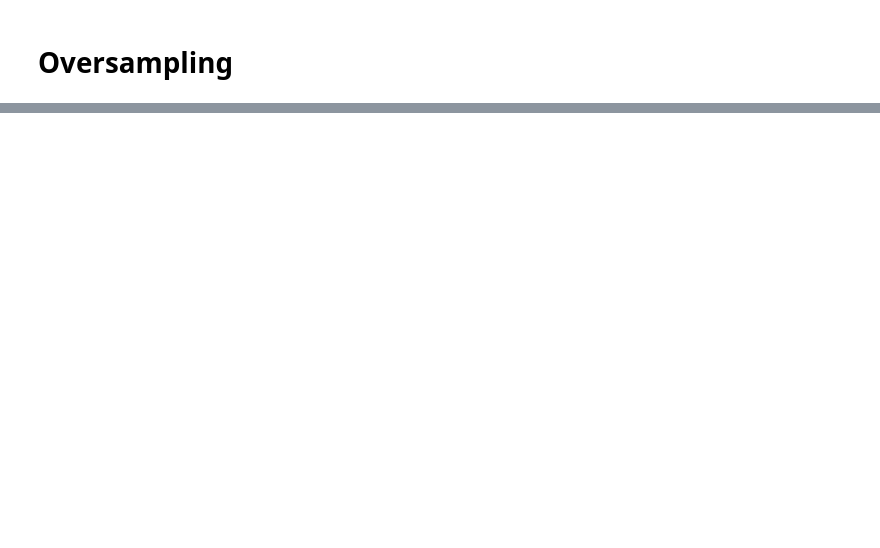
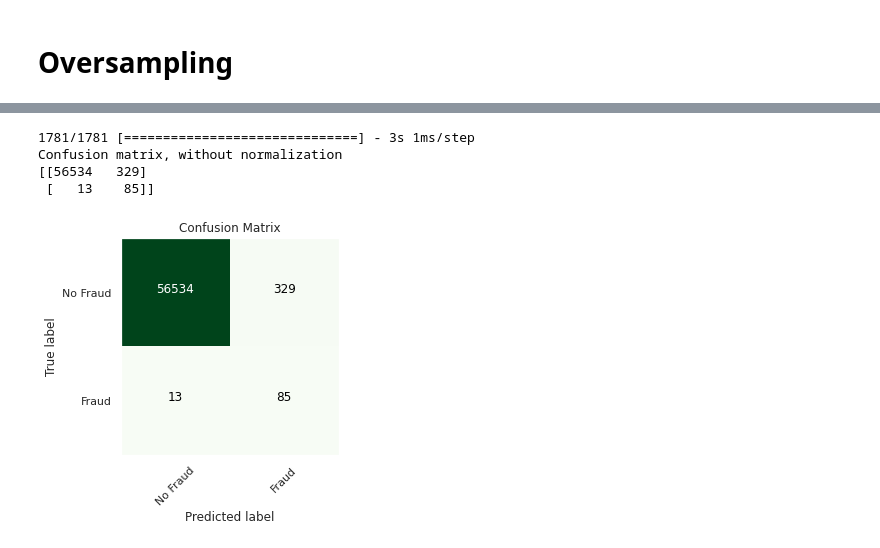
Before and after one commit to melihkurtaran/Fraud_Detection, a Jupyter notebook: FraudDetection.ipynb, the cells around one changed output, grey strips where cells are left out. Cells and saved outputs as stored; diff of their text form; code cells hidden in the pictures; blank space fills up the shorter version.

```diff
--- a/FraudDetection.ipynb
+++ b/FraudDetection.ipynb
@@ -129,0 +311,18 @@ Label Distributions:
+# %%
+# Predict the labels of the test data using the trained model
+y_pred = model_und.predict(original_Xtest)
+y_pred_classes = (y_pred > 0.5).astype('int')
+
+labels = ['No Fraud', 'Fraud']
+
+# Calculate the confusion matrix
+cm_und_nn = confusion_matrix(original_ytest, y_pred_classes)
+
+# Plot the confusion matrix
+plot_confusion_matrix(cm_und_nn,labels,title="Confusion Matrix",cmap=plt.cm.Greens)
+# %% [output]
+1781/1781 [==============================] - 3s 1ms/step
+Confusion matrix, without normalization
+[[56534   329]
+ [   13    85]]
+[figure, added]
```
Also changed, not shown: parts of 22 cells of this notebook.
